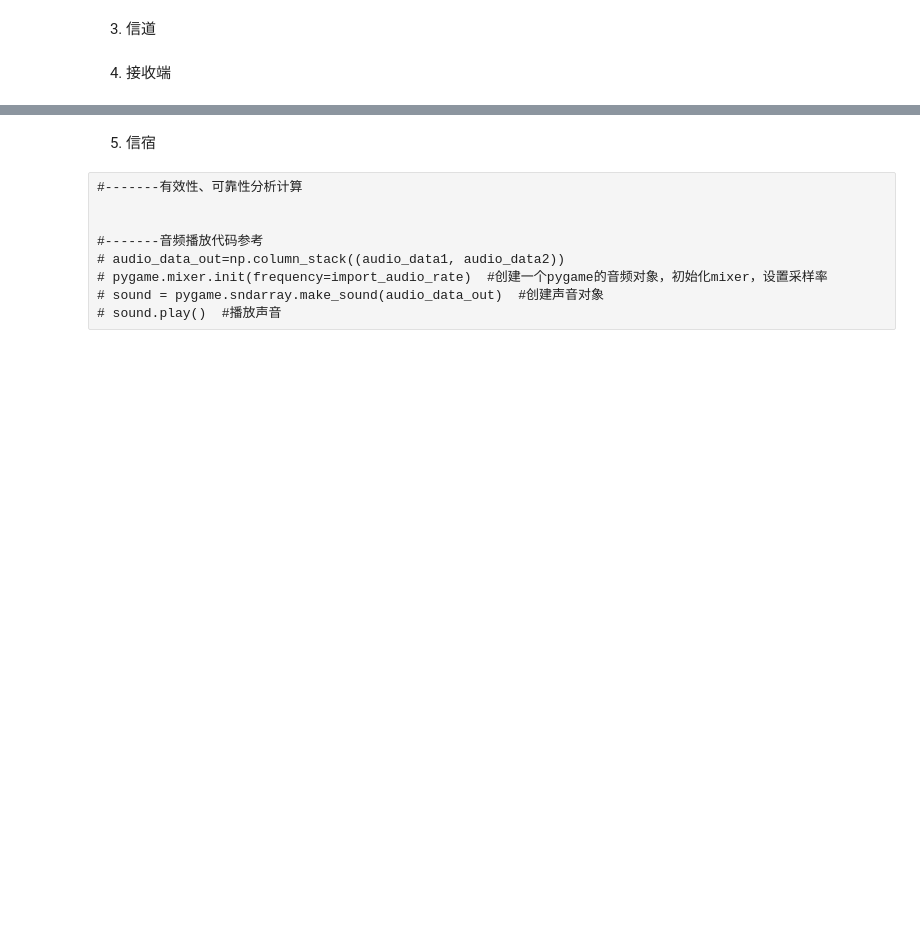
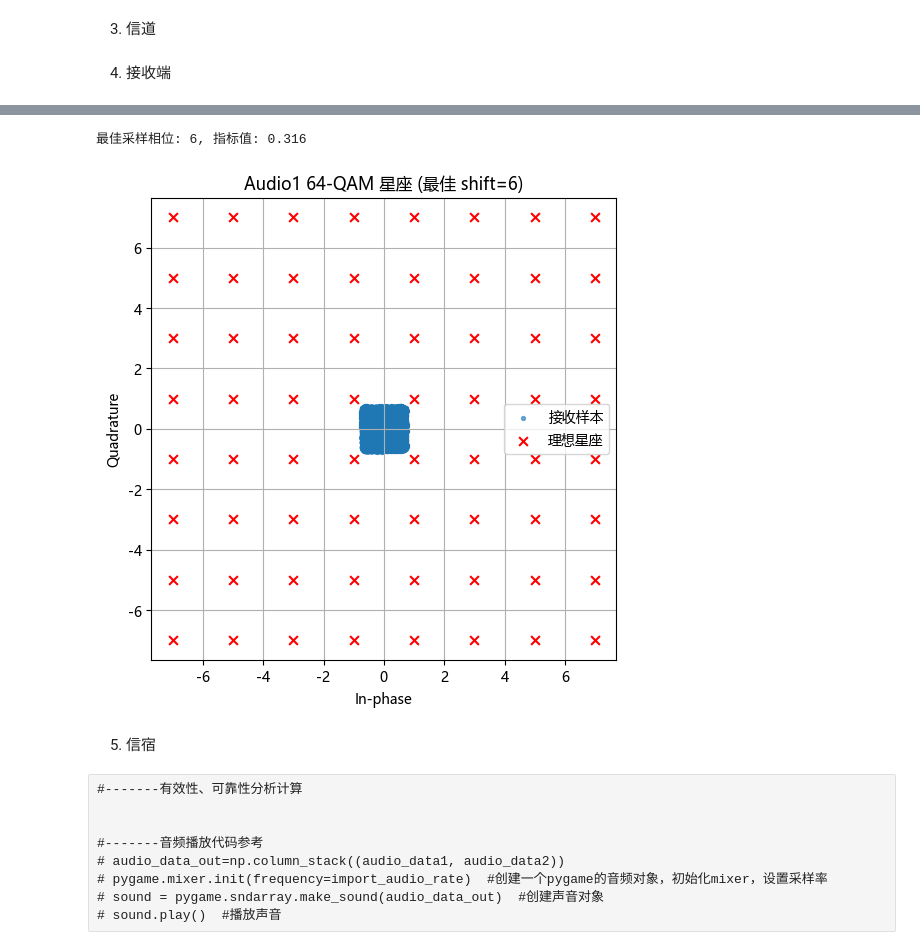
Before and after one commit to Staudinger0325/comfun-lrj, a Jupyter notebook: exam_work.ipynb, the cells around one changed output, grey strips where cells are left out. Drawn from its saved outputs; the diff is of its cells as text; code cells hidden in the pictures; blank space fills up the shorter version.

```diff
--- a/exam_work.ipynb
+++ b/exam_work.ipynb
@@ -209,3 +378,53 @@ y_t = y_t+nw_t
+# %%
+# ========== 自动优化采样 & 星座图 ==========
+# 画不好
+import numpy as np
+import matplotlib.pyplot as plt
+
+# Gray 码 8-PAM 电平表，用于理想星座
+pam8_map = np.array([-7, -5, -1, -3,  7,  5,  1,  3], dtype=float)
+
+# --------- 以 Audio1 为例 ---------
+# 每符号采样点数 和 匹配滤波器群时延
+sps = sps_audio  # 每符号采样点数
+delay = (len(h_rrc) - 1) // 2  # 匹配滤波器群时延
+num_sym = (len(filtered_audio1) - delay) // sps  # 可采符号数
+
+# 自动搜索最佳采样相位 shift ∈ [0, sps)
+best_shift = 0
+best_metric = -np.inf
+for shift in range(sps):
+    idx = delay + shift + np.arange(num_sym) * sps
+    samps = filtered_audio1[idx]
+    # 计算采样点的方差和（实部+虚部）作为判别指标
+    metric = np.var(samps.real) + np.var(samps.imag)
+    if metric > best_metric:
+        best_metric = metric
+        best_shift = shift
+print(f"最佳采样相位: {best_shift}, 指标值: {best_metric:.3f}")
+
+# 用最佳 shift 进行采样
+tidx = delay + best_shift + np.arange(num_sym) * sps
+samps = filtered_audio1[tidx]
+I_rx = samps.real
+Q_rx = samps.imag
+
+# ====== 可视化：星座图 ======
+plt.figure(figsize=(6, 6))
+plt.scatter(I_rx, Q_rx, s=8, alpha=0.6, label='接收样本')
+# 理想星座点
+ideal = [I + 1j * Q for I in pam8_map for Q in pam8_map]
+plt.scatter(np.real(ideal), np.imag(ideal), c='r', marker='x', s=40, label='理想星座')
+plt.title(f'Audio1 64-QAM 星座 (最佳 shift={best_shift})')
+plt.xlabel('In-phase')
+plt.ylabel('Quadrature')
+plt.grid(True)
+plt.axis('equal')
+plt.legend()
+plt.show()
+# %% [output]
+最佳采样相位: 6, 指标值: 0.316
+[figure, added]
 # %% [markdown]
 5. 信宿
 # %% [raw]
```
Also changed, not shown: parts of 7 cells of this notebook.
